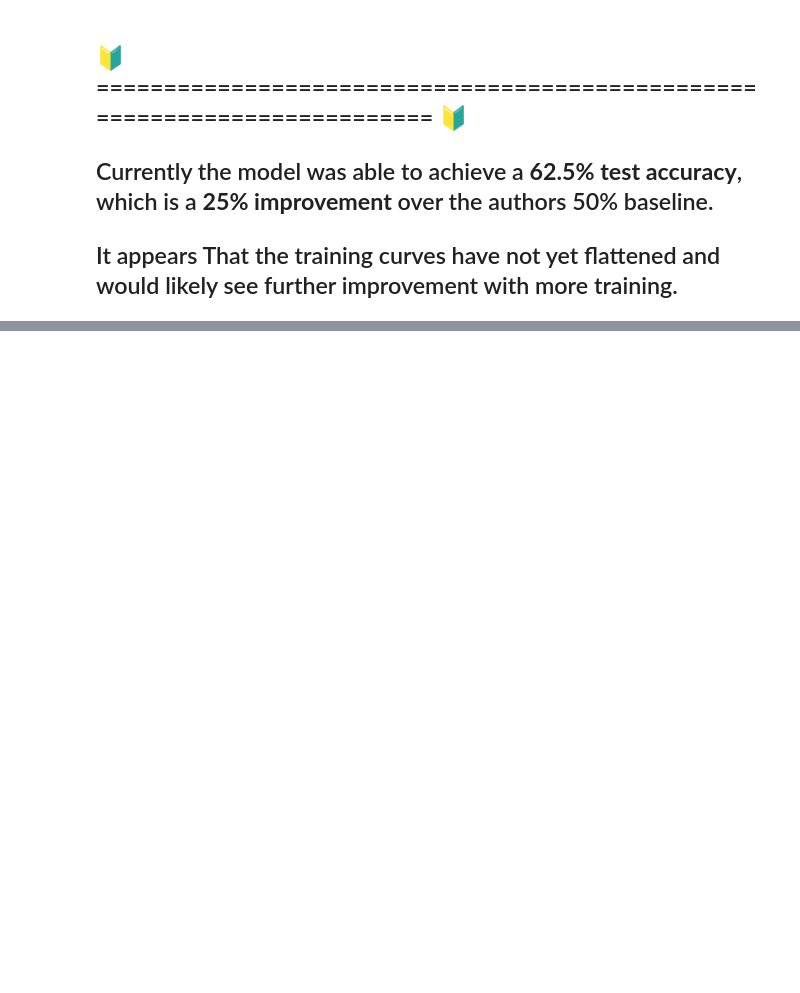
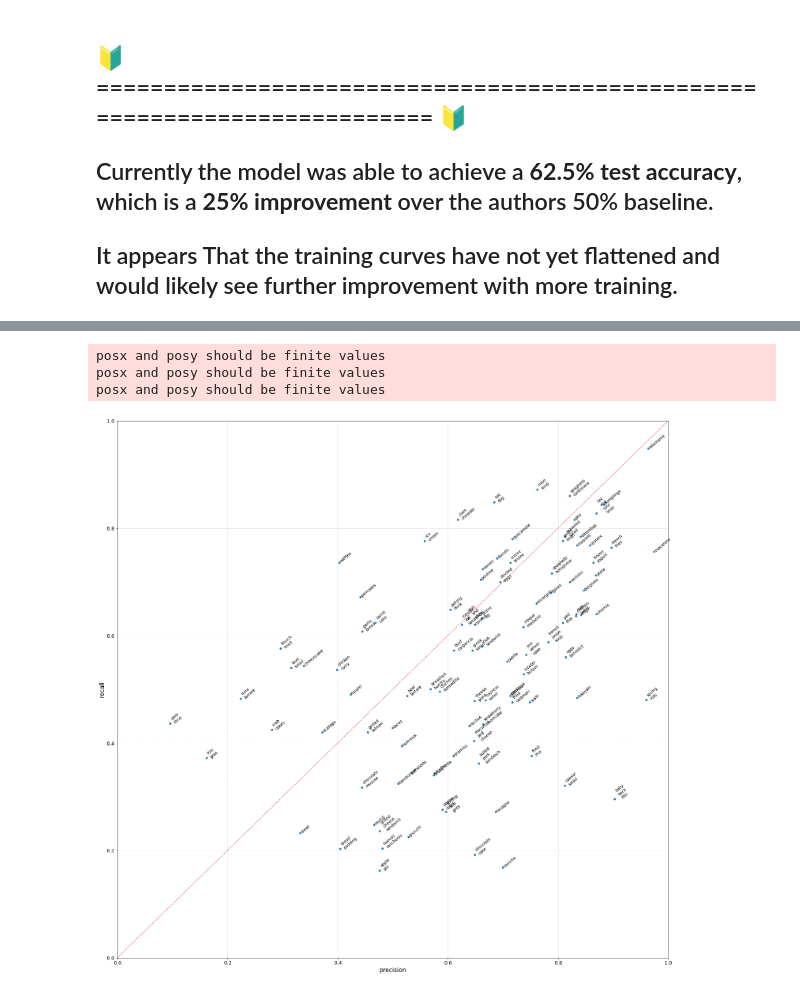
Before and after one commit to delta2echo/tensorflow_portfolio, a Jupyter notebook: 04_Transfer_Learning/04_Transfer_Learning_Project.ipynb, the cells around one changed output, grey strips where cells are left out. Saved outputs shown, nothing was run; the diff lists cells and outputs as text; code cells hidden in the pictures; blank space fills up the shorter version.

```diff
--- a/04_Transfer_Learning/04_Transfer_Learning_Project.ipynb
+++ b/04_Transfer_Learning/04_Transfer_Learning_Project.ipynb
@@ -619,0 +835,16 @@ model_0.evaluate(test_data) #.613
+# %%
+ax = df.plot(x='precision',y='recall',kind='scatter',figsize=(25,25),fontsize=13,c='tab:blue')
+ax.plot(np.linspace(0,1,50),np.linspace(0,1,50),ls='--',c='tab:red',lw=1.0)
+ax.grid(True,axis='both',lw=0.5,ls='--')
+_=ax.set_ylabel('recall',fontdict={'fontsize':15})
+_=ax.set_xlabel('precision',fontdict={'fontsize':15})
+_=ax.set_ylim(0,1)
+_=ax.set_xlim(0,1)
+
+for name,vals in df.T.items():
+  _ = ax.text(vals['precision'],vals['recall'],s=name.replace('_','\n'),fontsize=10,rotation=40)
+# %% [output]
+posx and posy should be finite values
+posx and posy should be finite values
+posx and posy should be finite values
+[figure, added]
```
Also changed, not shown: parts of 24 cells of this notebook.
